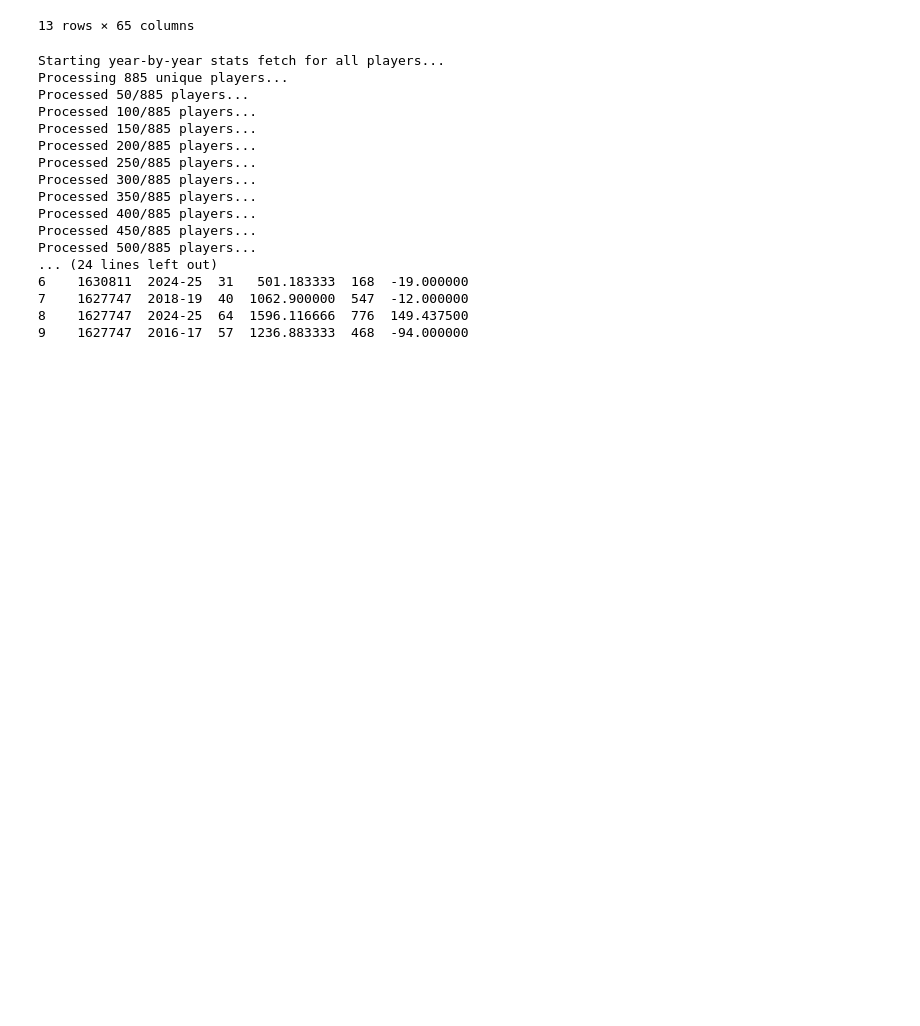
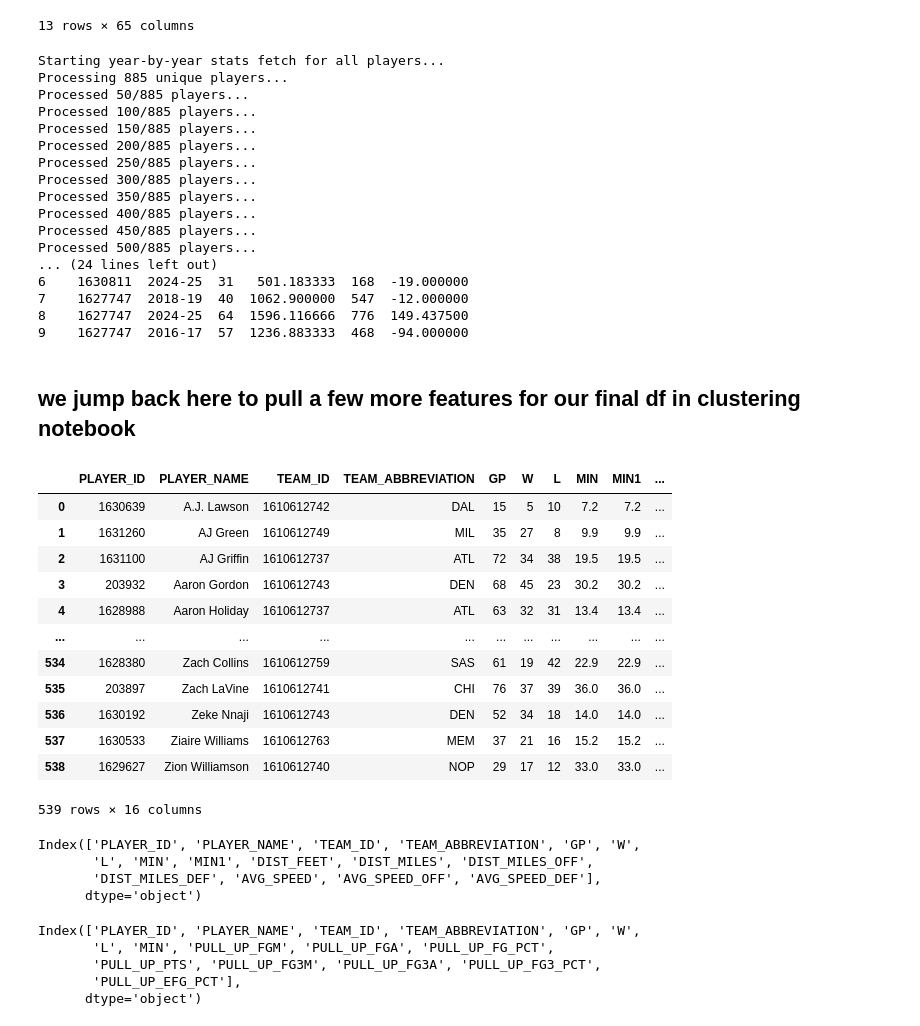
Before and after one commit to yuvalantman/NBA-lineup-archetypes-dashboard, a Jupyter notebook: notebooks/Per_season_Data_pull.ipynb, the cells around one changed output. Cells and saved outputs as stored; diff of their text form; code cells hidden in the pictures; blank space fills up the shorter version.

```diff
--- a/notebooks/Per_season_Data_pull.ipynb
+++ b/notebooks/Per_season_Data_pull.ipynb
@@ -2684,3 +2691,5 @@ Processed 500/885 players...
 9    1627747  2016-17  57  1236.883333  468  -94.000000
 # %%
 per_year_player_features
+# %% [markdown]
+## we jump back here to pull a few more features for our final df in clustering notebook
@@ -2686,0 +2716,36 @@ per_year_player_features
+# %%
+from time import sleep
+tracking_stats =leaguedashptstats.LeagueDashPtStats(
+    season='2022-23',
+    #team_id_nullable=1610612746,
+    per_mode_simple='PerGame',
+    player_or_team = 'Player',
+    pt_measure_type='Defense',
+    #last_n_games= 10,
+    season_type_all_star='Regular Season',
+    #headers=custom_headers,
+    timeout=30
+)
+tracking_stats_df = tracking_stats.get_data_frames()[0]
+tracking_stats_df
+# %% [output]
+|  | PLAYER_ID | PLAYER_NAME | TEAM_ID | TEAM_ABBREVIATION | GP | W | L | MIN | MIN1 | ... |
+| 0 | 1630639 | A.J. Lawson | 1610612742 | DAL | 15 | 5 | 10 | 7.2 | 7.2 | ... |
+| 1 | 1631260 | AJ Green | 1610612749 | MIL | 35 | 27 | 8 | 9.9 | 9.9 | ... |
+| 2 | 1631100 | AJ Griffin | 1610612737 | ATL | 72 | 34 | 38 | 19.5 | 19.5 | ... |
+| 3 | 203932 | Aaron Gordon | 1610612743 | DEN | 68 | 45 | 23 | 30.2 | 30.2 | ... |
+| 4 | 1628988 | Aaron Holiday | 1610612737 | ATL | 63 | 32 | 31 | 13.4 | 13.4 | ... |
+| ... | ... | ... | ... | ... | ... | ... | ... | ... | ... | ... |
+| 534 | 1628380 | Zach Collins | 1610612759 | SAS | 61 | 19 | 42 | 22.9 | 22.9 | ... |
+| 535 | 203897 | Zach LaVine | 1610612741 | CHI | 76 | 37 | 39 | 36.0 | 36.0 | ... |
+| 536 | 1630192 | Zeke Nnaji | 1610612743 | DEN | 52 | 34 | 18 | 14.0 | 14.0 | ... |
+| 537 | 1630533 | Ziaire Williams | 1610612763 | MEM | 37 | 21 | 16 | 15.2 | 15.2 | ... |
+| 538 | 1629627 | Zion Williamson | 1610612740 | NOP | 29 | 17 | 12 | 33.0 | 33.0 | ... |
+539 rows × 16 columns
+# %%
+print(tracking_stats_df.columns)
+# %% [output]
+Index(['PLAYER_ID', 'PLAYER_NAME', 'TEAM_ID', 'TEAM_ABBREVIATION', 'GP', 'W',
+       'L', 'MIN', 'MIN1', 'DIST_FEET', 'DIST_MILES', 'DIST_MILES_OFF',
+       'DIST_MILES_DEF', 'AVG_SPEED', 'AVG_SPEED_OFF', 'AVG_SPEED_DEF'],
+      dtype='object')
@@ -2686,0 +2771,8 @@ per_year_player_features
+# %%
+print(df.columns)
+# %% [output]
+Index(['PLAYER_ID', 'PLAYER_NAME', 'TEAM_ID', 'TEAM_ABBREVIATION', 'GP', 'W',
+       'L', 'MIN', 'PULL_UP_FGM', 'PULL_UP_FGA', 'PULL_UP_FG_PCT',
+       'PULL_UP_PTS', 'PULL_UP_FG3M', 'PULL_UP_FG3A', 'PULL_UP_FG3_PCT',
+       'PULL_UP_EFG_PCT'],
+      dtype='object')
```
Also changed, not shown: parts of 27 cells of this notebook, 40 other files.
